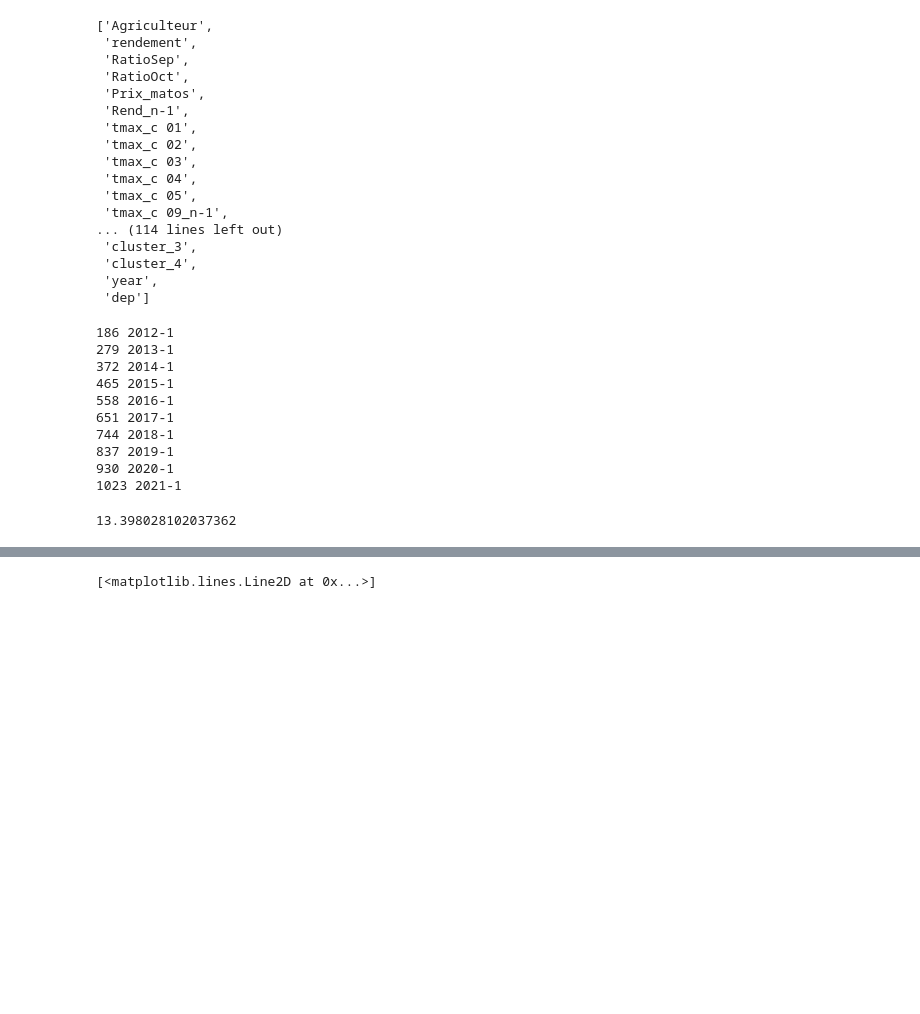
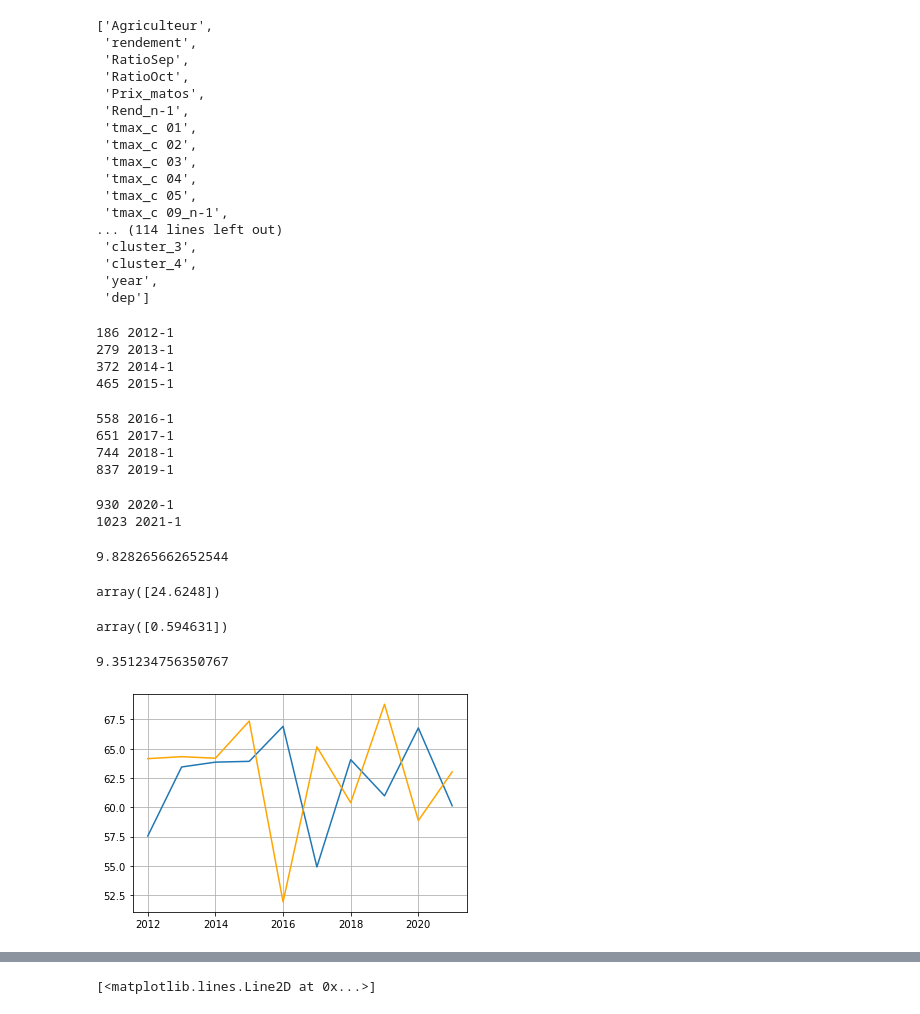
Before and after one commit to PierreCeraH/deepagri, a Jupyter notebook: notebooks/Finding best model and features.ipynb, the cells around one changed output, grey strips where cells are left out. Drawn from its saved outputs; the diff is of its cells as text; code cells hidden in the pictures; blank space fills up the shorter version.

```diff
--- a/notebooks/Finding best model and features.ipynb
+++ b/notebooks/Finding best model and features.ipynb
@@ -1075,20 +1071,28 @@ list(full_df.columns)
  'cluster_4',
  'year',
  'dep']
+# %%
+full_df['Rend_n-1']=full_df['Rend_n-1'].astype('float64')
 # %%
 score=[]
 pred=[]
 reel=[]
+
 for ligne in range(93*2,1116,93):
     print(ligne,full_df.iloc[ligne].name)
     model=Pipeline([
-        ('Scaler',RobustScaler()),
-        ('Linear',XGBRegressor())
+
+        ('Linear',XGBRegressor(booster='gblinear'))
     ])
-    features=['cluster_0','cluster_1','cluster_2','cluster_3','cluster_4','snow_mm 04', 'tmax_deg 11_n-1','tmax_deg 05',
- 'tmax_deg 09_n-1']
+    features=['Rend_n-1']
+    '''features=['cluster_0','cluster_1','cluster_2','cluster_3','cluster_4','windspeed_max 01',
+ 'windspeed_max 09_n-1',
+ 'windspeed_max 10_n-1',
+ 'windspeed_max 11_n-1',
+ 'windspeed_max 12_n-1','dewmax_c 04','dewmax_c 11_n-1','tmax_deg 09_n-1','tmax_deg 04','tmax_deg 05']'''
 
     X_train=full_df.iloc[:ligne][features]
+    #X_train['windspeed_max 01']=-X_train['windspeed_max 01']
     y_train=full_df.iloc[:ligne]['rendement']
 
     X_test=full_df.iloc[ligne:ligne+93][features]
@@ -1107,10 +1111,29 @@ np.mean(score)
 279 2013-1
 372 2014-1
 465 2015-1
-558 2016-1
-651 2017-1
-744 2018-1
-837 2019-1
-930 2020-1
-1023 2021-1
-13.398028102037362
+558 2016-1
+651 2017-1
+744 2018-1
+837 2019-1
+930 2020-1
+1023 2021-1
+9.828265662652544
+# %%
+model.steps[0][1].intercept_
+# %% [output]
+array([24.6248])
+# %%
+model.steps[0][1].coef_
+# %% [output]
+array([0.594631])
+# %%
+mean_absolute_error(full_df['rendement'], full_df['Rend_n-1'])
+# %% [output]
+9.351234756350767
+# %%
+index_plot=list(range(2012,2022))
+plt.plot(index_plot,pred.mean(axis=1))
+plt.plot(index_plot,reel.mean(axis=1),c='orange')
+plt.grid()
+# %% [output]
+[figure, added]
```
Also changed, not shown: parts of 23 cells of this notebook, 2 other files.
